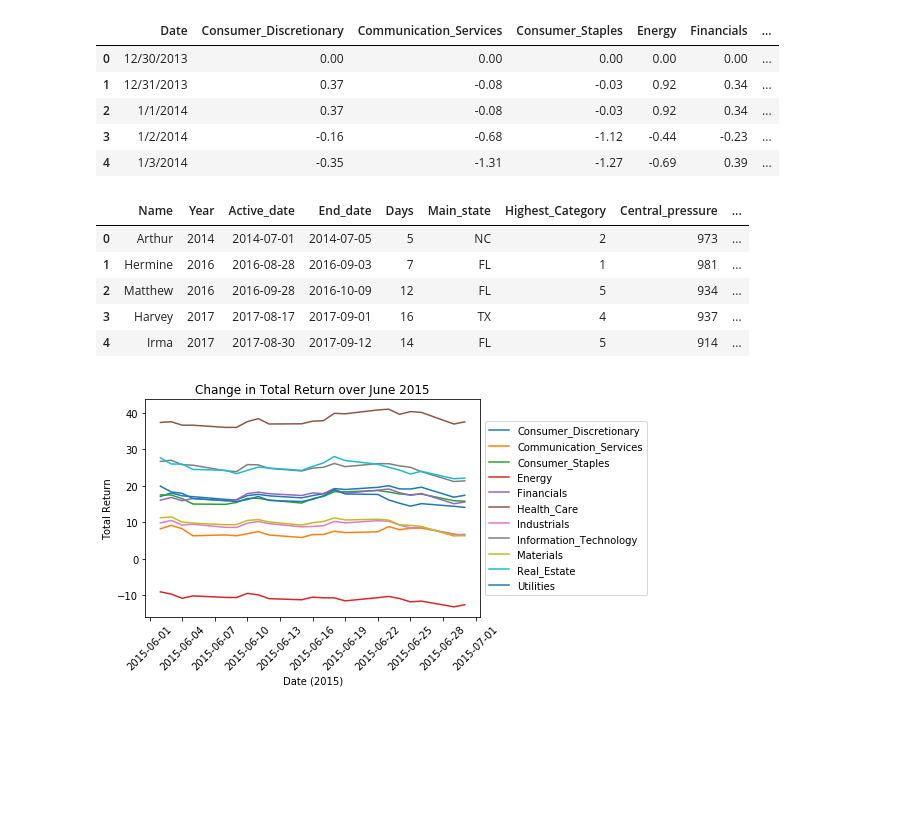
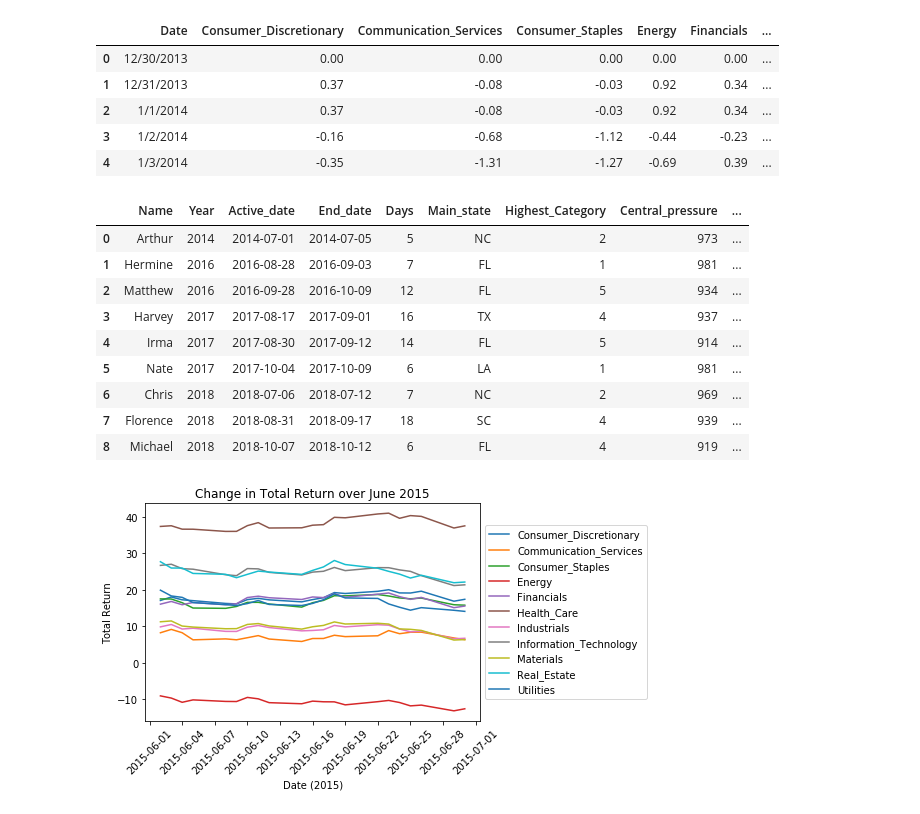
Before and after one commit to nancyculley/Little_Data_Project_1, a Jupyter notebook: 2015.ipynb, the cells around one changed output. Drawn from its saved outputs; the diff is of its cells as text; code cells hidden in the pictures; blank space fills up the shorter version.

```diff
--- a/2015.ipynb
+++ b/2015.ipynb
@@ -45,18 +45,22 @@ sp1500_june = sp1500_june.reset_index(drop = True)
 # %%
 hurricanes = pd.read_csv(hurricanes)
 
 hurricanes['Active_date'] = pd.to_datetime(hurricanes['Active_date'])
 hurricanes['End_date'] = pd.to_datetime(hurricanes['End_date'])
 
 
-hurricanes.head()
+hurricanes
 # %% [output]
 |  | Name | Year | Active_date | End_date | Days | Main_state | Highest_Category | Central_pressure | ... |
 | 0 | Arthur | 2014 | 2014-07-01 | 2014-07-05 | 5 | NC | 2 | 973 | ... |
 | 1 | Hermine | 2016 | 2016-08-28 | 2016-09-03 | 7 | FL | 1 | 981 | ... |
 | 2 | Matthew | 2016 | 2016-09-28 | 2016-10-09 | 12 | FL | 5 | 934 | ... |
 | 3 | Harvey | 2017 | 2017-08-17 | 2017-09-01 | 16 | TX | 4 | 937 | ... |
 | 4 | Irma | 2017 | 2017-08-30 | 2017-09-12 | 14 | FL | 5 | 914 | ... |
+| 5 | Nate | 2017 | 2017-10-04 | 2017-10-09 | 6 | LA | 1 | 981 | ... |
+| 6 | Chris | 2018 | 2018-07-06 | 2018-07-12 | 7 | NC | 2 | 969 | ... |
+| 7 | Florence | 2018 | 2018-08-31 | 2018-09-17 | 18 | SC | 4 | 939 | ... |
+| 8 | Michael | 2018 | 2018-10-07 | 2018-10-12 | 6 | FL | 4 | 919 | ... |
 # %%
 #hurricanes
 # %%
```
Also changed, not shown: parts of 30 cells of this notebook.
